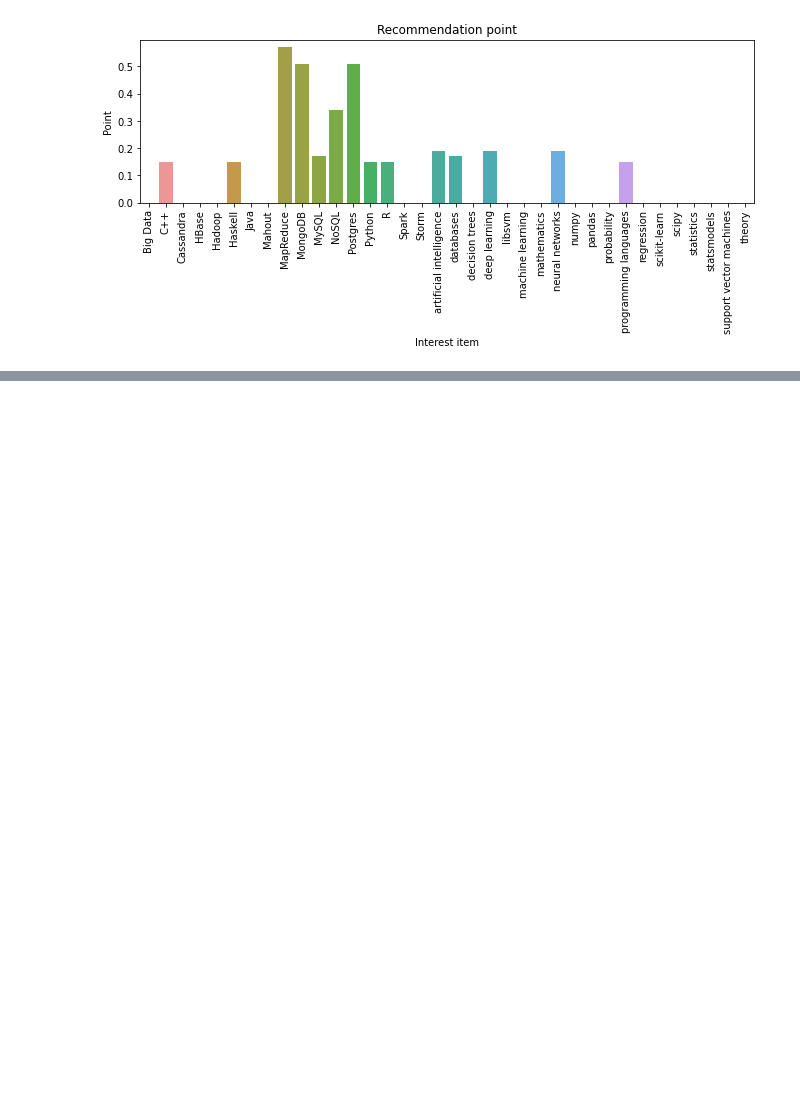
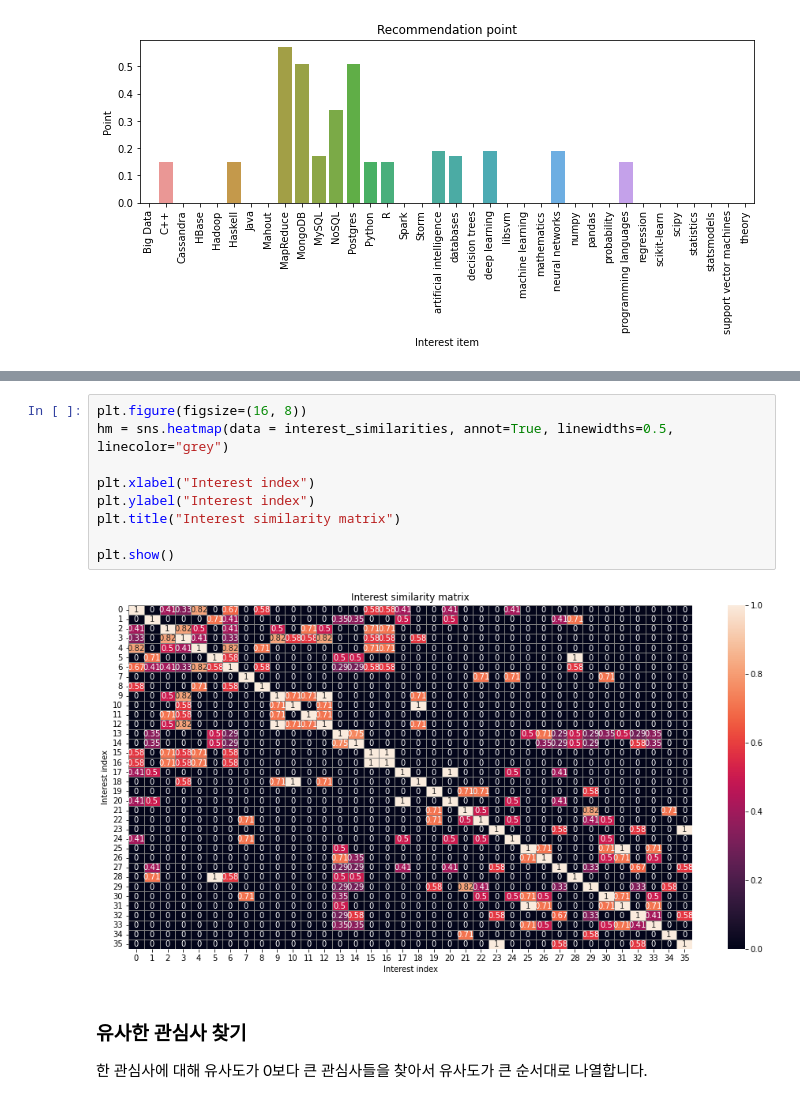
Before and after one commit to trvoid/ml-study, a Jupyter notebook: collaborative-filtering/collaborative_filtering.ipynb, the cells around one changed output, grey strips where cells are left out. Saved outputs shown, nothing was run; the diff lists cells and outputs as text; blank space fills up the shorter version.

```diff
--- a/collaborative-filtering/collaborative_filtering.ipynb
+++ b/collaborative-filtering/collaborative_filtering.ipynb
@@ -340,0 +242,15 @@ print(suggestions)
+# %%
+plt.figure(figsize=(16, 8))
+hm = sns.heatmap(data = interest_similarities, annot=True, linewidths=0.5, linecolor="grey")
+
+plt.xlabel("Interest index")
+plt.ylabel("Interest index")
+plt.title("Interest similarity matrix")
+
+plt.show()
+# %% [output]
+[figure, added]
+# %% [markdown]
+### 유사한 관심사 찾기
+
+한 관심사에 대해 유사도가 0보다 큰 관심사들을 찾아서 유사도가 큰 순서대로 나열합니다.
```
Also changed, not shown: parts of 34 cells of this notebook.
